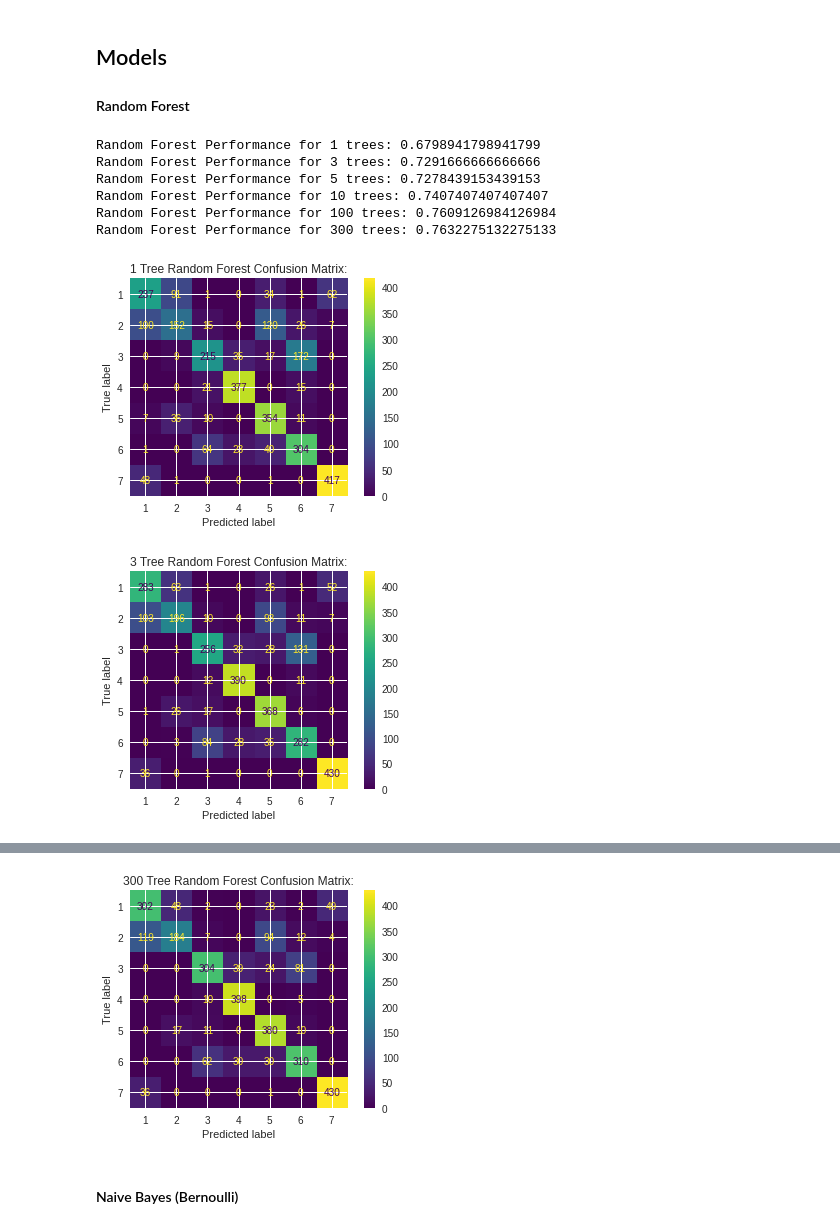
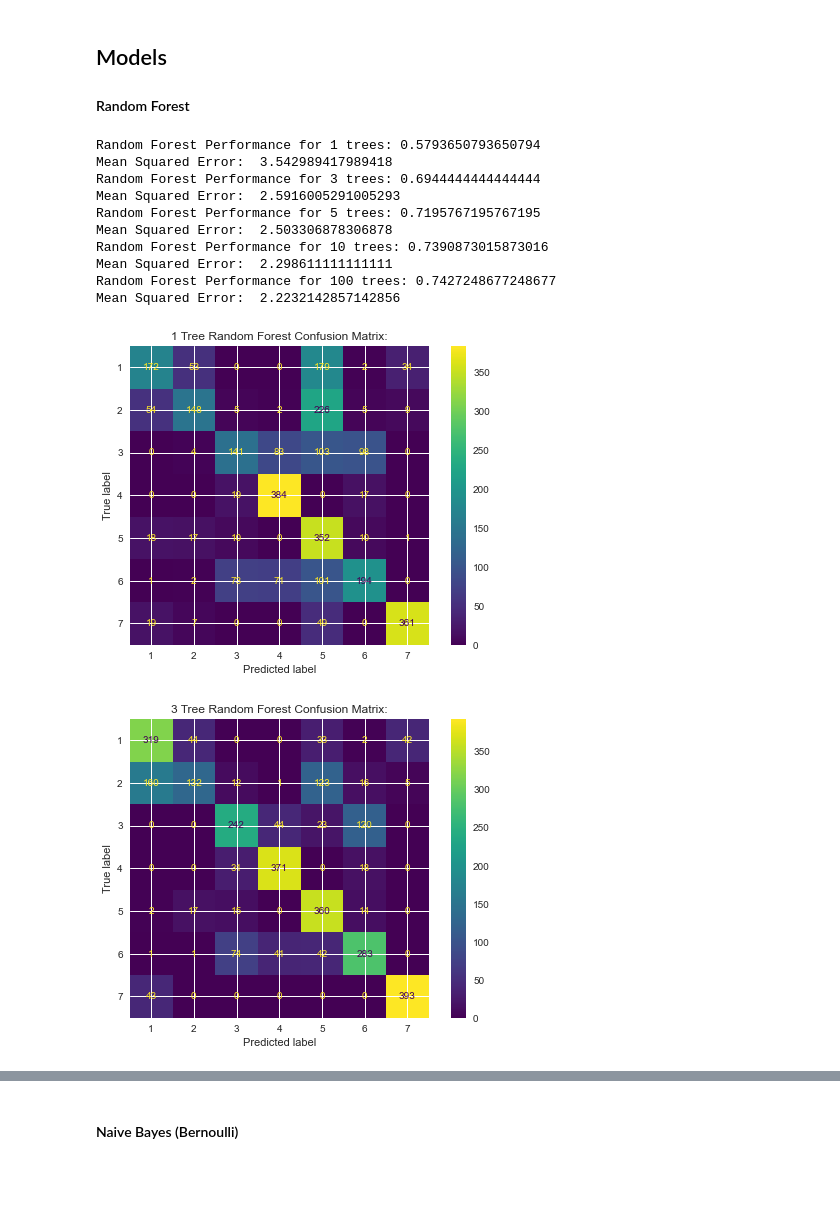
Before and after one commit to justinetaylor/mids-w207-final-project, a Jupyter notebook: clear_cut_solution.ipynb, the cells around one changed output, grey strips where cells are left out. Saved outputs shown, nothing was run; the diff lists cells and outputs as text; code cells hidden in the pictures; blank space fills up the shorter version.

```diff
--- a/clear_cut_solution.ipynb
+++ b/clear_cut_solution.ipynb
@@ -382,6 +412,4 @@ train_df["elv_pwd"] = train_df["Elevation"]**2
 # %%
-#make a copy of train_df for modelling
-train_df1 = train_df.copy()
-#drop Id column as it is not a meaningful feature.
-train_df1.drop(columns=["Id"],inplace=True)
+train_df.drop(columns=["Id"],inplace=True)
+test_df_ID = test_df["Id"]
 test_df.drop(columns=["Id"],inplace=True)
@@ -431,0 +420,3 @@ There are 565892 values in the test data
+# %%
+train_df.drop(columns=["Hillshade_9am"],inplace=True)
+test_df.drop(columns=["Hillshade_9am"],inplace=True)
@@ -435,8 +433,8 @@ There are 565892 values in the test data
 Then, we split the training data into a training data set (80%) and development data set (20%). We will also have a large, separate test data set.
 # %%
 # Split training data (labeled) into 80% training and 20% dev) and randomly sample
-training_data = train_df1.sample(frac=0.8)
-dev_data_df = train_df1.drop(training_data.index)
+training_data = train_df.sample(frac=0.8)
+dev_data_df = train_df.drop(training_data.index)
 
 # Examine shape of both data sets
 print(training_data.shape)
@@ -546,3 +507,0 @@ sel_features = list(all_features - to_drop)
-# %%
-dev_data = dev_data[sel_features]
-train_data =train_data[sel_features]
@@ -579,27 +509,37 @@ train_data.head(20)
 ## Models
 #### Random Forest
 # %%
-# Try a random forest
+# Try a random forest - before any data cleaning
 def RandomForest(num_trees):
     model = RandomForestClassifier(num_trees,max_depth=8)
     model.fit(train_data, train_labels)
     predictions = model.predict(dev_data)
     score = model.score(dev_data, dev_labels)
+    probabilities = model.predict_proba(dev_data)
     print("Random Forest Performance for {0} trees: {1}".format(num_trees,score))
     # Plot_confusion_matrix
     plot_confusion_matrix(model, dev_data, dev_labels, values_format = "d")
     plt.title("{} Tree Random Forest Confusion Matrix:".format(num_trees))
     plt.plot()
+    mse_forest = mean_squared_error(dev_labels, predictions)
+    print("Mean Squared Error: ", mse_forest)
+    return score, probabilities
 
-num_trees_list = [1,3,5,10,100,300]
+num_trees_list = [1,3,5,10,100]
+random_forest_results = {}
 for num_trees in num_trees_list:
-    RandomForest(num_trees)
+    score, probabilities = RandomForest(num_trees)
+    random_forest_results[score] = probabilities
 # %% [output]
-Random Forest Performance for 1 trees: 0.6798941798941799
-Random Forest Performance for 3 trees: 0.7291666666666666
-Random Forest Performance for 5 trees: 0.7278439153439153
-Random Forest Performance for 10 trees: 0.7407407407407407
-Random Forest Performance for 100 trees: 0.7609126984126984
-Random Forest Performance for 300 trees: 0.7632275132275133
+Random Forest Performance for 1 trees: 0.5793650793650794
+Mean Squared Error:  3.542989417989418
+Random Forest Performance for 3 trees: 0.6944444444444444
+Mean Squared Error:  2.5916005291005293
+Random Forest Performance for 5 trees: 0.7195767195767195
+Mean Squared Error:  2.503306878306878
+Random Forest Performance for 10 trees: 0.7390873015873016
+Mean Squared Error:  2.298611111111111
+Random Forest Performance for 100 trees: 0.7427248677248677
+Mean Squared Error:  2.2232142857142856
-[figure, old version]
+[figure, new version]
-[figure, old version]
+[figure, new version]
@@ -609,4 +549,3 @@ Random Forest Performance for 300 trees: 0.7632275132275133
-[figure, removed]
 # %% [markdown]
 #### Naive Bayes (Bernoulli)
 # %%
```
Also changed, not shown: parts of 103 cells of this notebook.
